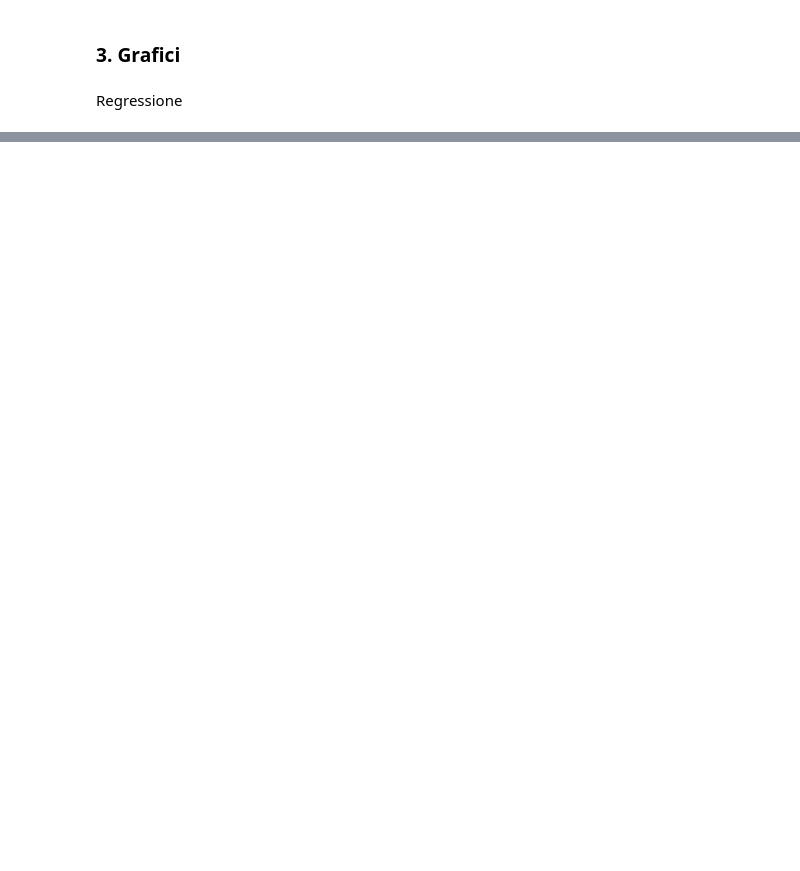
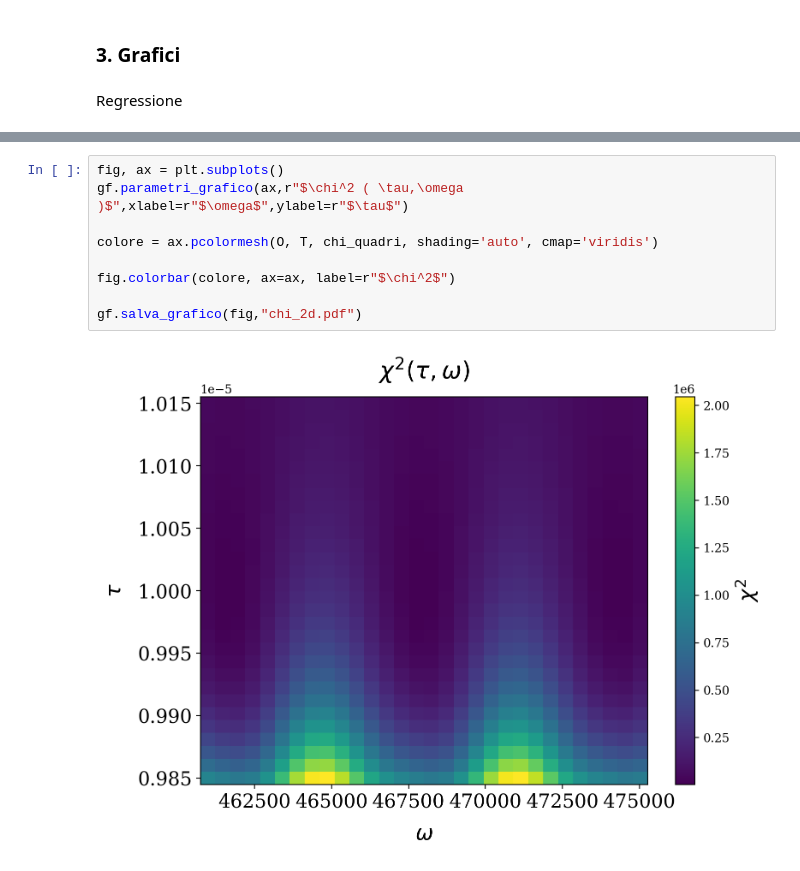
Before and after one commit to nichettg/Codici, a Jupyter notebook: 5. RLC Dominio Tempo/modello.ipynb, the cells around one changed output, grey strips where cells are left out. Cells and saved outputs as stored; diff of their text form; blank space fills up the shorter version.

```diff
--- a/5. RLC Dominio Tempo/modello.ipynb
+++ b/5. RLC Dominio Tempo/modello.ipynb
@@ -116,0 +148,11 @@ gf.salva_grafico(fig,grafico_output3)
+# %%
+fig, ax = plt.subplots()
+gf.parametri_grafico(ax,r"$\chi^2 ( \tau,\omega )$",xlabel=r"$\omega$",ylabel=r"$\tau$")
+
+colore = ax.pcolormesh(O, T, chi_quadri, shading='auto', cmap='viridis')
+
+fig.colorbar(colore, ax=ax, label=r"$\chi^2$")
+
+gf.salva_grafico(fig,"chi_2d.pdf")
+# %% [output]
+[figure, added]
```
Also changed, not shown: parts of 16 cells of this notebook, 16 other files.
